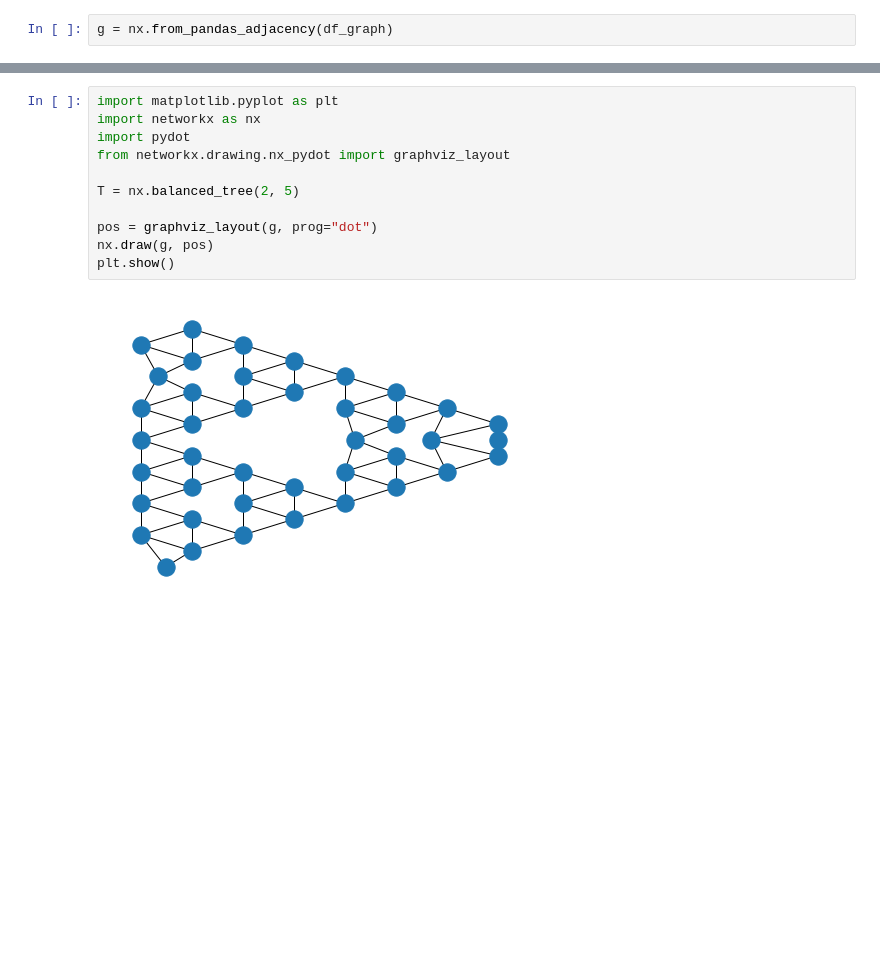
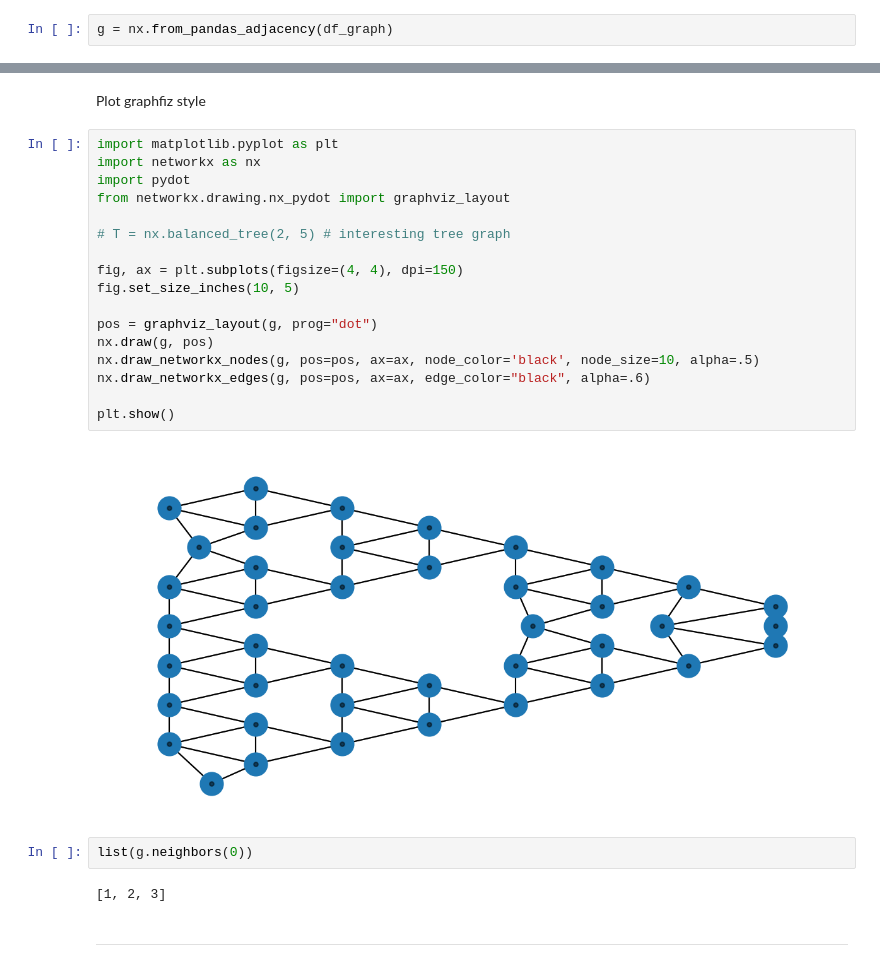
Before and after one commit to zelenkastiot/sierpinski_gasket_graph, a Jupyter notebook: Sierpiński Gasket Graph.ipynb, the cells around one changed output, grey strips where cells are left out. Drawn from its saved outputs; the diff is of its cells as text; blank space fills up the shorter version.

```diff
--- a/Sierpiński Gasket Graph.ipynb
+++ b/Sierpiński Gasket Graph.ipynb
@@ -139,13 +155,27 @@ plot_node_degree(g)
+# %% [markdown]
+Plot graphfiz style
 # %%
 import matplotlib.pyplot as plt
 import networkx as nx
 import pydot
 from networkx.drawing.nx_pydot import graphviz_layout
 
-T = nx.balanced_tree(2, 5)
+# T = nx.balanced_tree(2, 5) # interesting tree graph
+
+fig, ax = plt.subplots(figsize=(4, 4), dpi=150)
+fig.set_size_inches(10, 5)
 
 pos = graphviz_layout(g, prog="dot")
 nx.draw(g, pos)
+nx.draw_networkx_nodes(g, pos=pos, ax=ax, node_color='black', node_size=10, alpha=.5)
+nx.draw_networkx_edges(g, pos=pos, ax=ax, edge_color="black", alpha=.6)
+
 plt.show()
 # %% [output]
-[figure, old version]
+[figure, new version]
+# %%
+list(g.neighbors(0))
+# %% [output]
+[1, 2, 3]
+# %% [markdown]
+***
```
Also changed, not shown: parts of 17 cells of this notebook.
